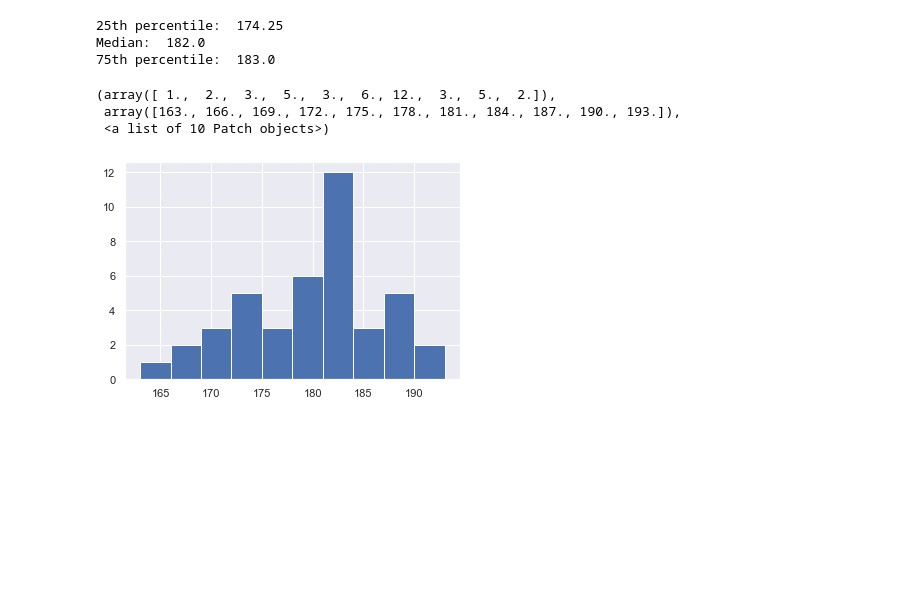
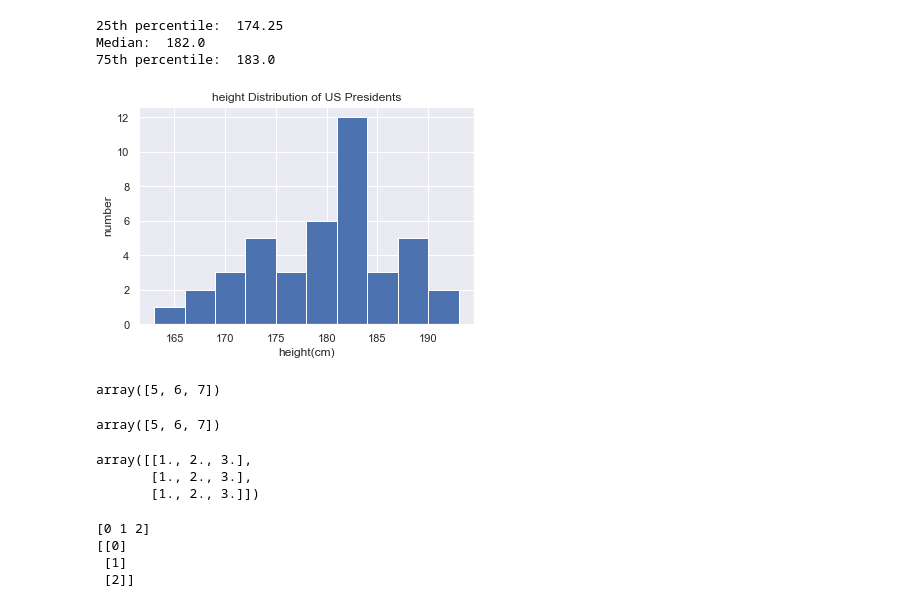
Before and after one commit to ashanuoc/learn-data-science-python, a Jupyter notebook: DataScienceWithPython.ipynb, the cells around one changed output. Saved outputs shown, nothing was run; the diff lists cells and outputs as text; code cells hidden in the pictures; blank space fills up the shorter version.

Commit message:
broadcasting1

```diff
--- a/DataScienceWithPython.ipynb
+++ b/DataScienceWithPython.ipynb
@@ -713,10 +713,22 @@ Median:  182.0
 %matplotlib inline
 import matplotlib.pyplot as plt
 import seaborn; seaborn.set()  # set plot style
-# %%
-plt.hist(heights)
-# %% [output]
-(array([ 1.,  2.,  3.,  5.,  3.,  6., 12.,  3.,  5.,  2.]),
- array([163., 166., 169., 172., 175., 178., 181., 184., 187., 190., 193.]),
- <a list of 10 Patch objects>)
-[figure, removed]
+# %%
+plt.hist(heights)
+plt.title("height Distribution of US Presidents")
+plt.xlabel('height(cm)')
+plt.ylabel('number');
+# %% [output]
+[figure, added]
+# %%
+# Broadcasting
+
+a = np.array([0, 1, 2])
+b = np.array([5, 5, 5])
+a+b
+# %% [output]
+array([5, 6, 7])
+# %%
+a+5
+# %% [output]
+array([5, 6, 7])
@@ -722,0 +737,16 @@ plt.hist(heights)
+# %%
+M+a
+# %% [output]
+array([[1., 2., 3.],
+       [1., 2., 3.],
+       [1., 2., 3.]])
+# %%
+a = np.arange(3)
+b = np.arange(3)[:,np.newaxis]
+print(a)
+print(b)
+# %% [output]
+[0 1 2]
+[[0]
+ [1]
+ [2]]
```
Also changed, not shown: parts of 19 cells of this notebook.
